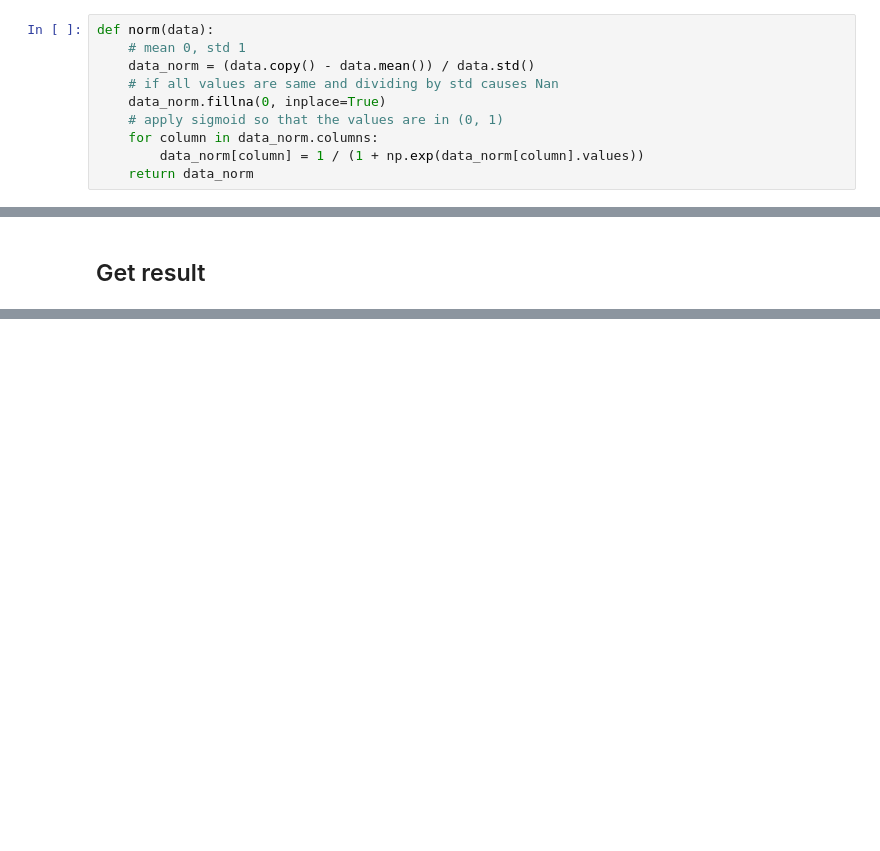
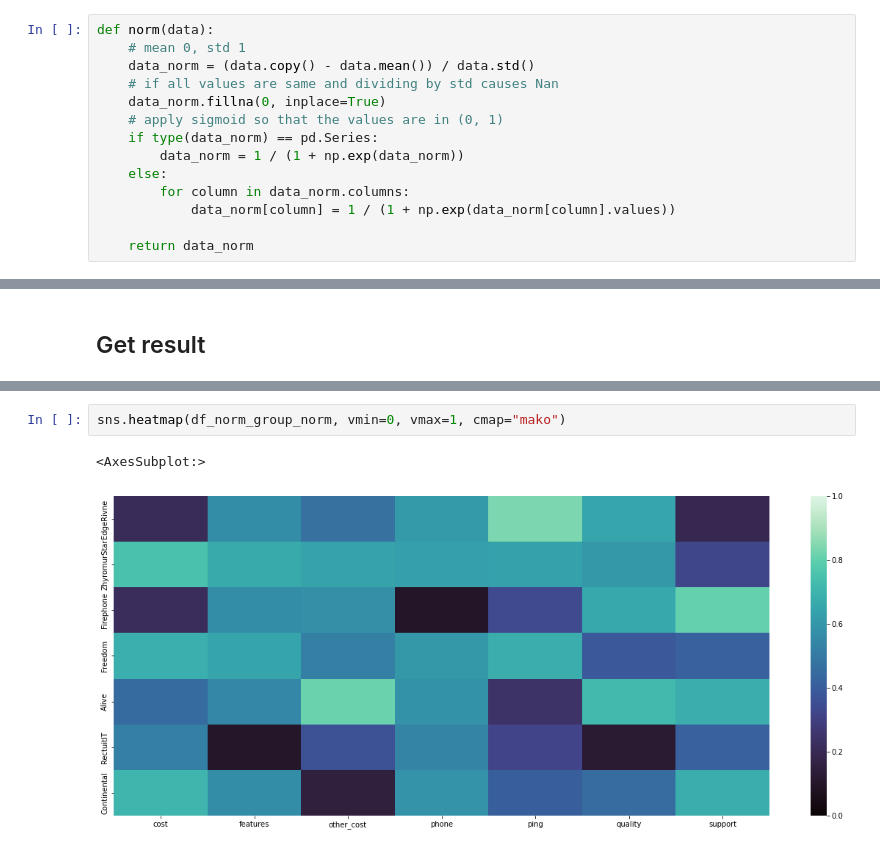
Before and after one commit to FreeLike76/KpiDataScience, a Jupyter notebook: Lab4/ds4_main.ipynb, the cells around one changed output, grey strips where cells are left out. Saved outputs shown, nothing was run; the diff lists cells and outputs as text; blank space fills up the shorter version.

```diff
--- a/Lab4/ds4_main.ipynb
+++ b/Lab4/ds4_main.ipynb
@@ -35,8 +35,12 @@ def norm(data):
     # if all values are same and dividing by std causes Nan
     data_norm.fillna(0, inplace=True)
     # apply sigmoid so that the values are in (0, 1)
-    for column in data_norm.columns:
-        data_norm[column] = 1 / (1 + np.exp(data_norm[column].values))
+    if type(data_norm) == pd.Series:
+        data_norm = 1 / (1 + np.exp(data_norm))
+    else:
+        for column in data_norm.columns:
+            data_norm[column] = 1 / (1 + np.exp(data_norm[column].values))
+
     return data_norm
 # %% [markdown]
 ## Criterias, groups, weights
@@ -358,0 +372,5 @@ dtype: float64
+# %%
+sns.heatmap(df_norm_group_norm, vmin=0, vmax=1, cmap="mako")
+# %% [output]
+<AxesSubplot:>
+[figure, added]
```
Also changed, not shown: parts of 3 cells of this notebook.
